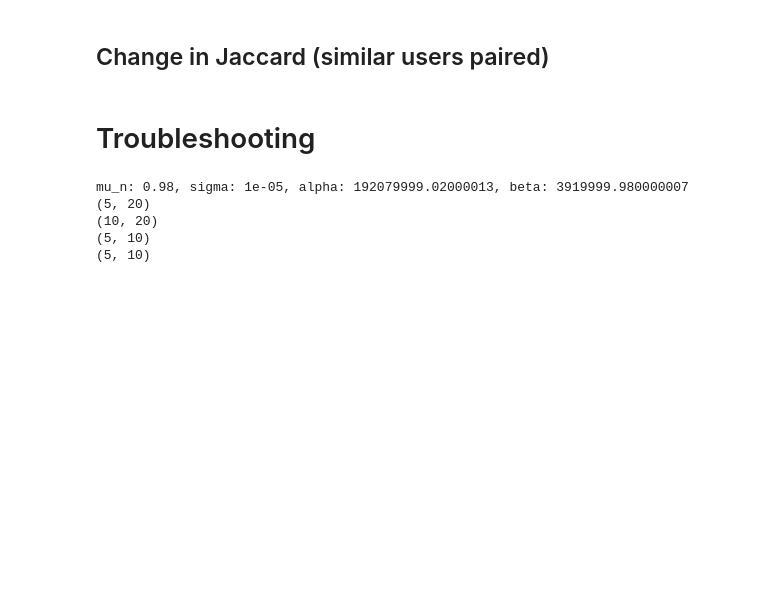
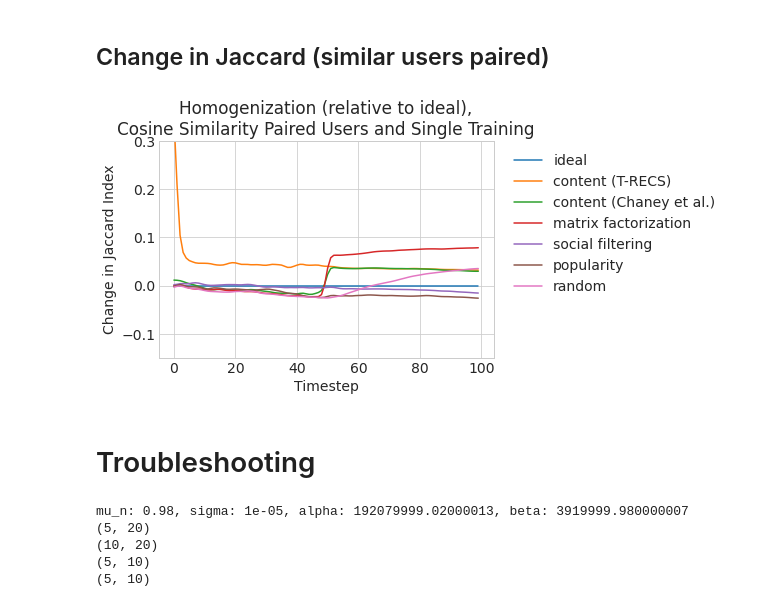
Before and after one commit to sunnymatt/t-recs-experiments, a Jupyter notebook: notebooks/chaney_replication.ipynb, the cells around one changed output. Cells and saved outputs as stored; diff of their text form; code cells hidden in the pictures; blank space fills up the shorter version.

```diff
--- a/notebooks/chaney_replication.ipynb
+++ b/notebooks/chaney_replication.ipynb
@@ -312,9 +312,6 @@ sigma = 1
 Now, we actually run the recommender system models on the synthetic datasets. After each model finishes running, we extract two measures of homogenization (change in Jaccard index averaged over pairs of users that are randomly chosen, and the change in Jaccard index averaged over pairs of users that are most similar to each other by cosine similarity).
 
 Note that this is the "repeated training" case, where algorithms are repeatedly updated with new data at each iteration.
-# %%
-random_items_per_iter = 3
-vary_random_items_per_iter = False
 # %%
 model_keys = ["ideal", "content_ours", "content_chaney", "mf", "sf", "popularity", "random"]
 # stores results for each type of model for each type of user pairing (random or cosine similarity)
@@ -640,12 +585,14 @@ for model_key in model_keys:
 # %%
 for m in model_keys:
     plt.plot(gaussian_filter1d(np.copy(relative_jaccard[m][:200]), sigma=sigma), label=id_to_readable[m])
 plt.ylabel("Change in Jaccard Index")
 plt.xlabel("Timestep")
 plt.legend(facecolor='white', framealpha=1, loc='upper right', bbox_to_anchor=(1.7, 1.0))
 plt.title("Homogenization (relative to ideal),\nCosine Similarity Paired Users and Single Training")
-plt.ylim(-0.3, 0.5)
+plt.ylim(-0.15, 0.3)
 plt.savefig('single_training_sim_pair.pdf', bbox_inches = "tight")
+# %% [output]
+[figure, added]
 # %% [markdown]
 # Troubleshooting
 # %%
```
Also changed, not shown: parts of 9 cells of this notebook.
